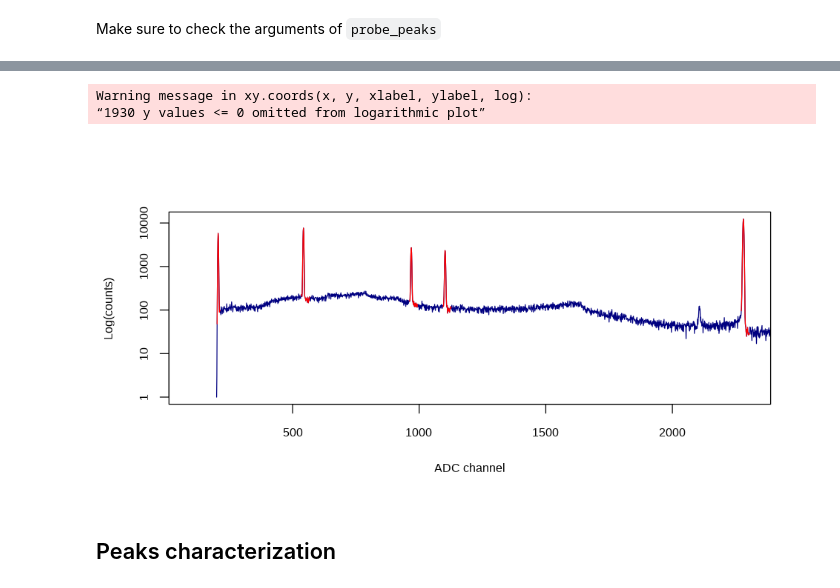
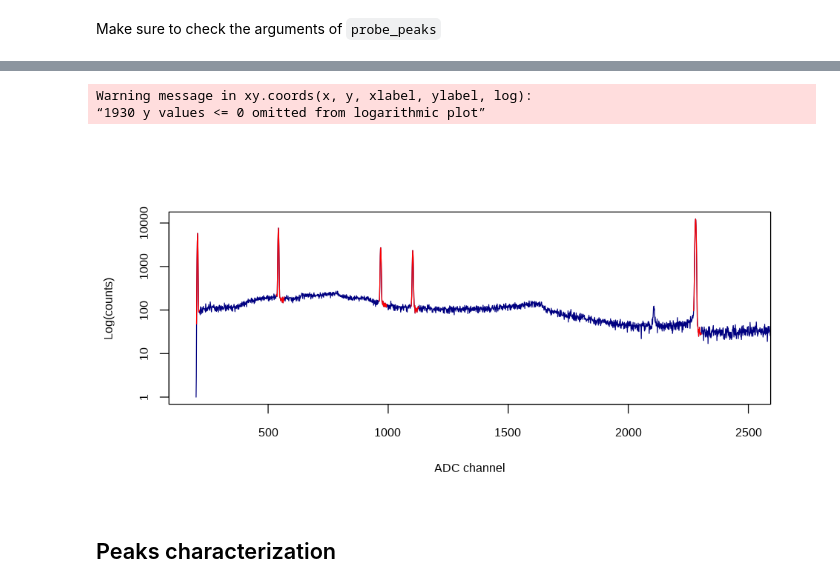
Before and after one commit to jtfreitas/AdSt_project, a Jupyter notebook: Project.ipynb, the cells around one changed output, grey strips where cells are left out. Drawn from its saved outputs; the diff is of its cells as text; code cells hidden in the pictures.

```diff
--- a/Project.ipynb
+++ b/Project.ipynb
@@ -162,18 +157,18 @@ peaks
 # %%
 #Just to control we are picking the right ones
 set_plot_dimensions(8,4)
 plot(data_ACC$Ch,data_ACC$counts,log = 'y', type="l",
     pch = 1, cex=0.5, col="navy",
     #xlim=c(150,3500),ylim=c(1.e-1,1.e5),
-    xlim=c(100,2300),
+    xlim=c(180,2500),
     main = "",
     ylab = "Log(counts)", xlab ="ADC channel")
 for (i in 1:length(peaks)){lines(peaks[[i]]$x,peaks[[i]]$y,col="red")}
 #lines(peaks[[1]]$x,peaks[[1]]$y,col="black")
 # %% [output]
 Warning message in xy.coords(x, y, xlabel, ylabel, log):
 “1930 y values <= 0 omitted from logarithmic plot”
-[figure, old version]
+[figure, new version]
 # %% [markdown]
 ## Peaks characterization
 # %%
```
Also changed, not shown: parts of 24 cells of this notebook, 16 other files.
